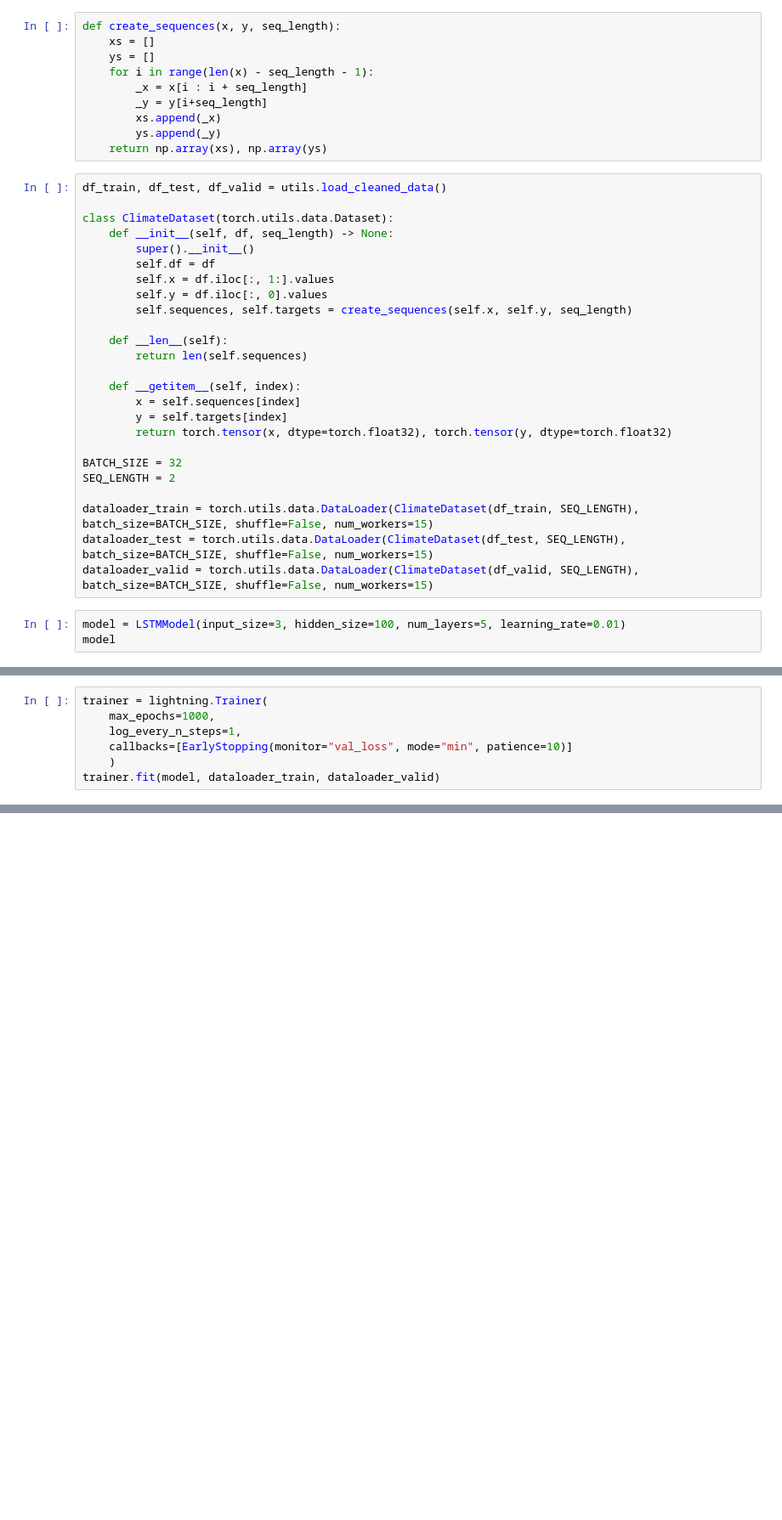
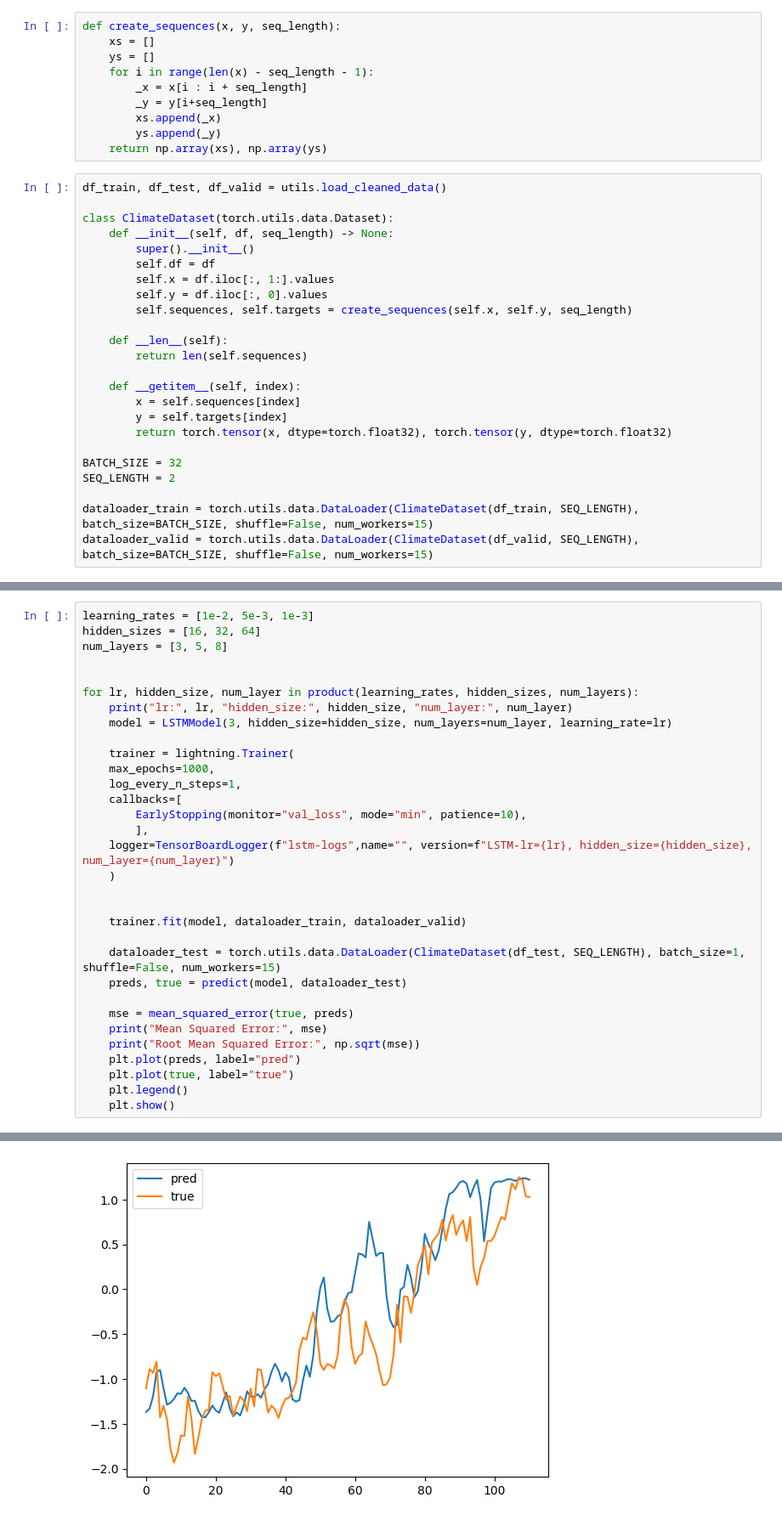
Before and after one commit to Unexp1ainable/ADAML-Project2, a Jupyter notebook: lstm_model.ipynb, the cells around one changed output, grey strips where cells are left out. Shown: that part at 85% size. Cells and saved outputs as stored; diff of their text form; blank space fills up the shorter version.

```diff
--- a/lstm_model.ipynb
+++ b/lstm_model.ipynb
@@ -72,8 +75,4 @@ BATCH_SIZE = 32
 SEQ_LENGTH = 2
 
 dataloader_train = torch.utils.data.DataLoader(ClimateDataset(df_train, SEQ_LENGTH), batch_size=BATCH_SIZE, shuffle=False, num_workers=15)
-dataloader_test = torch.utils.data.DataLoader(ClimateDataset(df_test, SEQ_LENGTH), batch_size=BATCH_SIZE, shuffle=False, num_workers=15)
 dataloader_valid = torch.utils.data.DataLoader(ClimateDataset(df_valid, SEQ_LENGTH), batch_size=BATCH_SIZE, shuffle=False, num_workers=15)
-# %%
-model = LSTMModel(input_size=3, hidden_size=100, num_layers=5, learning_rate=0.01)
-model
@@ -86,7 +78,0 @@ LSTMModel(
-# %%
-trainer = lightning.Trainer(
-    max_epochs=1000,
-    log_every_n_steps=1,
-    callbacks=[EarlyStopping(monitor="val_loss", mode="min", patience=10)]
-    )
-trainer.fit(model, dataloader_train, dataloader_valid)
@@ -141,0 +97,33 @@ Mean Squared Error: 0.37031394
+# %%
+learning_rates = [1e-2, 5e-3, 1e-3]
+hidden_sizes = [16, 32, 64]
+num_layers = [3, 5, 8]
+
+
+for lr, hidden_size, num_layer in product(learning_rates, hidden_sizes, num_layers):
+    print("lr:", lr, "hidden_size:", hidden_size, "num_layer:", num_layer)
+    model = LSTMModel(3, hidden_size=hidden_size, num_layers=num_layer, learning_rate=lr)
+
+    trainer = lightning.Trainer(
+    max_epochs=1000,
+    log_every_n_steps=1,
+    callbacks=[
+        EarlyStopping(monitor="val_loss", mode="min", patience=10),
+        ],
+    logger=TensorBoardLogger(f"lstm-logs",name="", version=f"LSTM-lr={lr}, hidden_size={hidden_size}, num_layer={num_layer}")
+    )
+
+
+    trainer.fit(model, dataloader_train, dataloader_valid)
+
+    dataloader_test = torch.utils.data.DataLoader(ClimateDataset(df_test, SEQ_LENGTH), batch_size=1, shuffle=False, num_workers=15)
+    preds, true = predict(model, dataloader_test)
+
+    mse = mean_squared_error(true, preds)
+    print("Mean Squared Error:", mse)
+    print("Root Mean Squared Error:", np.sqrt(mse))
+    plt.plot(preds, label="pred")
+    plt.plot(true, label="true")
+    plt.legend()
+    plt.show()
+# %% [output]
@@ -141,0 +155 @@ Mean Squared Error: 0.37031394
+[figure, added]
```
Also changed, not shown: parts of 7 cells of this notebook, 9 other files.
